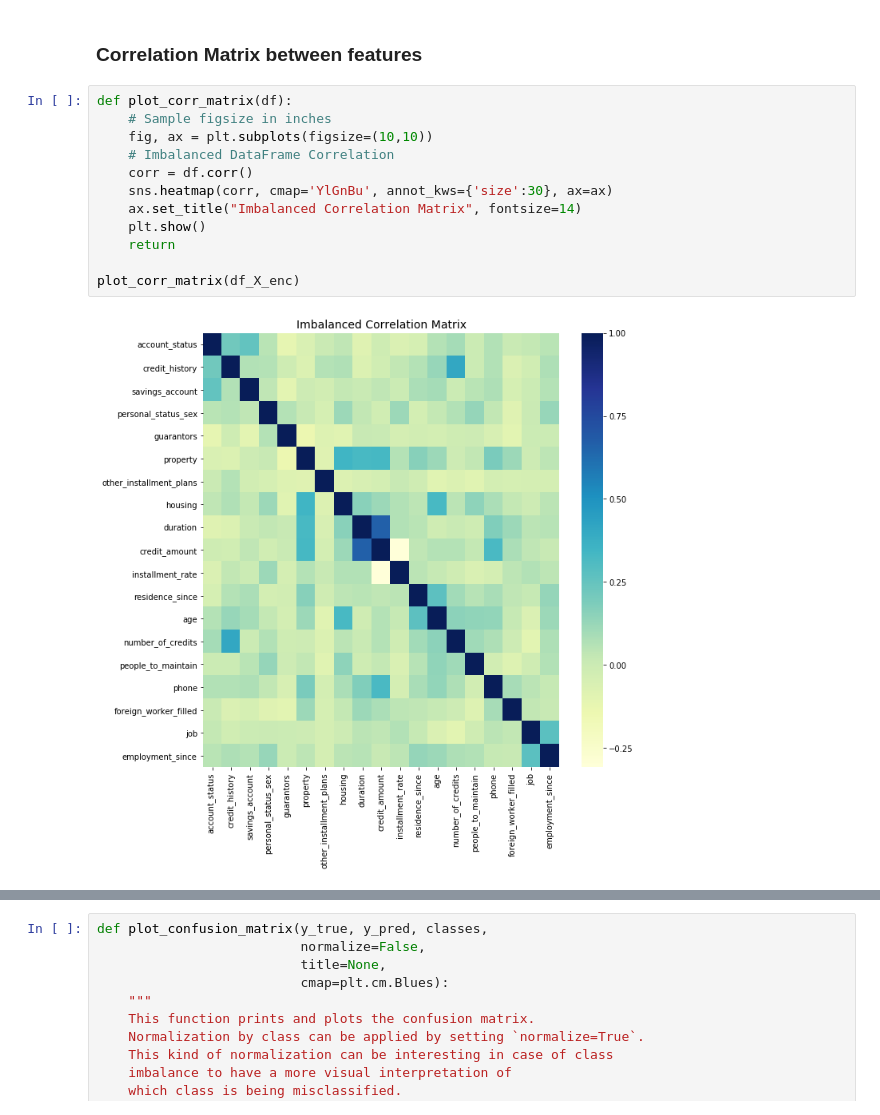
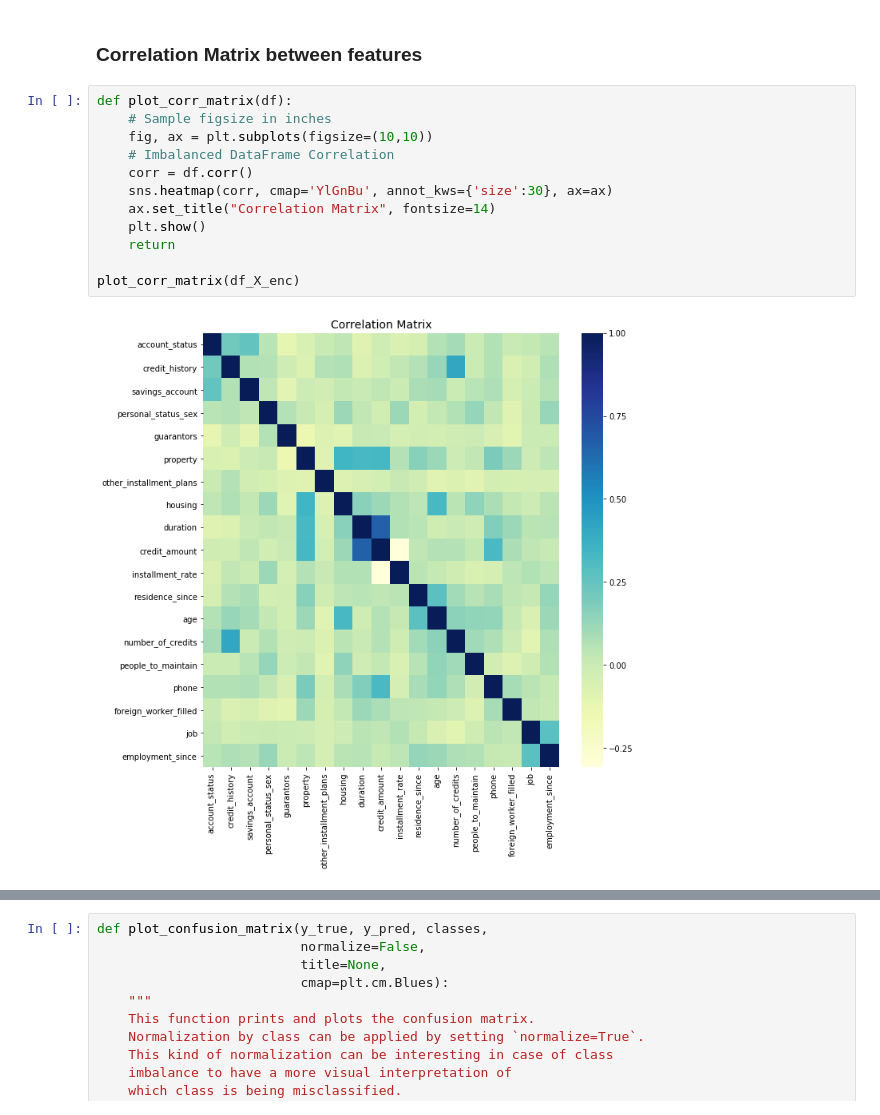
Before and after one commit to alyonavyshnevska/intelligent_data_analysis, a Jupyter notebook: Final_Project/FinalProject.ipynb, the cells around one changed output, grey strips where cells are left out. Cells and saved outputs as stored; diff of their text form.

```diff
--- a/Final_Project/FinalProject.ipynb
+++ b/Final_Project/FinalProject.ipynb
@@ -1198,17 +1138,17 @@ df_X_onehot.shape
 # %%
 def plot_corr_matrix(df):
     # Sample figsize in inches
     fig, ax = plt.subplots(figsize=(10,10))
     # Imbalanced DataFrame Correlation
     corr = df.corr()
     sns.heatmap(corr, cmap='YlGnBu', annot_kws={'size':30}, ax=ax)
-    ax.set_title("Imbalanced Correlation Matrix", fontsize=14)
+    ax.set_title("Correlation Matrix", fontsize=14)
     plt.show()
     return
 
 plot_corr_matrix(df_X_enc)
 # %% [output]
-[figure, old version]
+[figure, new version]
 # %%
 # Foreign, Job, Empl_since
 # Add foreign Worker feature to classification
```
Also changed, not shown: parts of 28 cells of this notebook.
